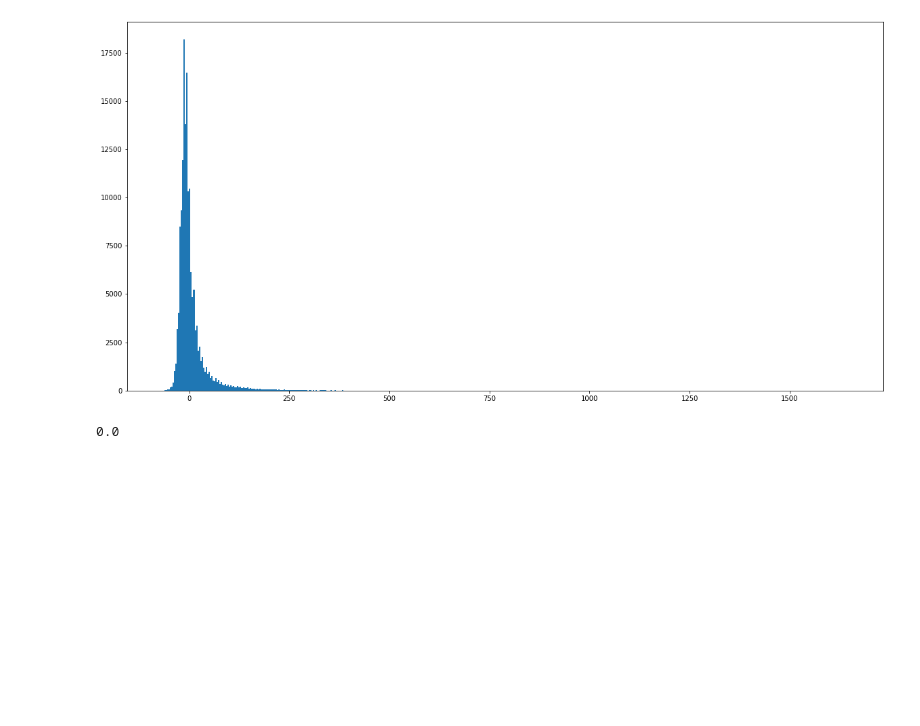
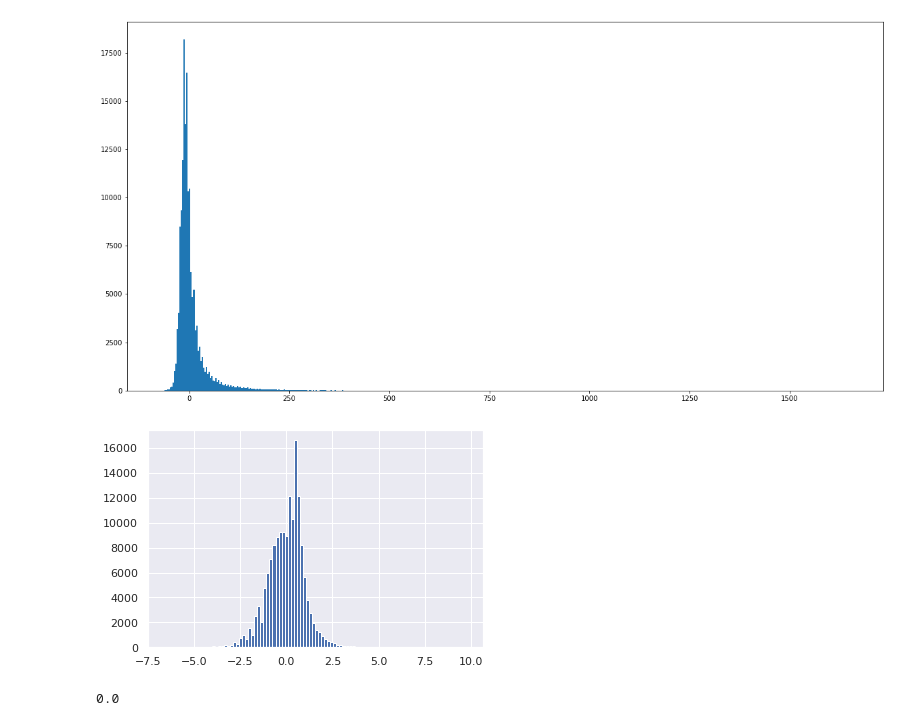
Before and after one commit to Noah2252/Lighthouse-Lab-Midterm-Project, a Jupyter notebook: exploratory_analysis.ipynb, the cells around one changed output. Saved outputs shown, nothing was run; the diff lists cells and outputs as text; code cells hidden in the pictures; blank space fills up the shorter version.

Commit message:
Fixed up variables in exploratory analysis and added YJ transform

```diff
--- a/exploratory_analysis.ipynb
+++ b/exploratory_analysis.ipynb
@@ -80,6 +80,14 @@ plt.hist(delay_nona, bins = 500)
 plt.show()
 # %% [output]
 [figure]
+# %%
+yj = pre.PowerTransformer()
+delay_yj = yj.fit_transform(delay_nona.values.reshape(-1, 1))
+# %%
+plt.hist(delay_yj, bins = 100)
+plt.show()
+# %% [output]
+[figure, added]
 # %%
 delay_sample = delay_nona.sample(5000)
 # %%
```
Also changed, not shown: parts of 32 cells of this notebook, 5 other files.
